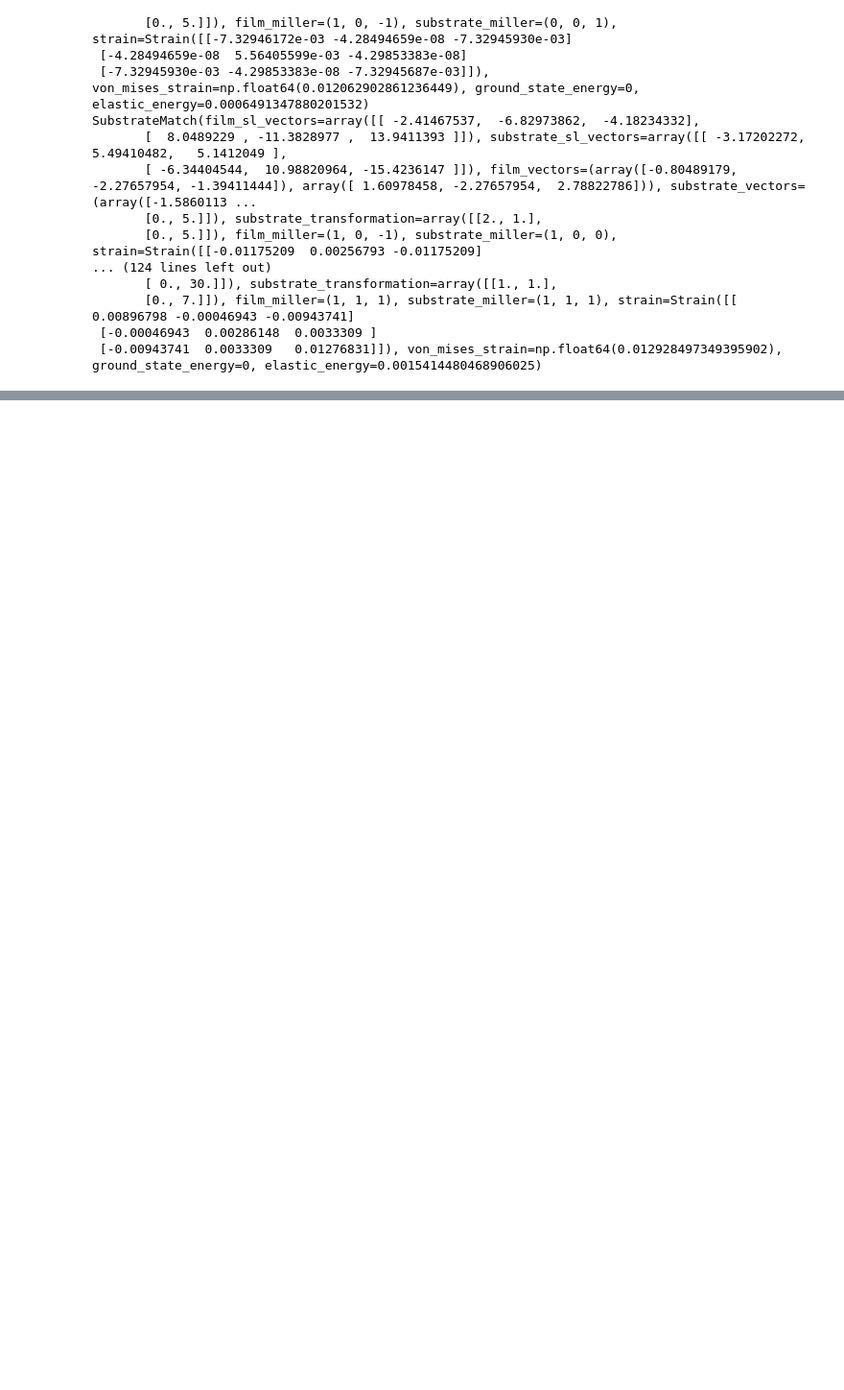
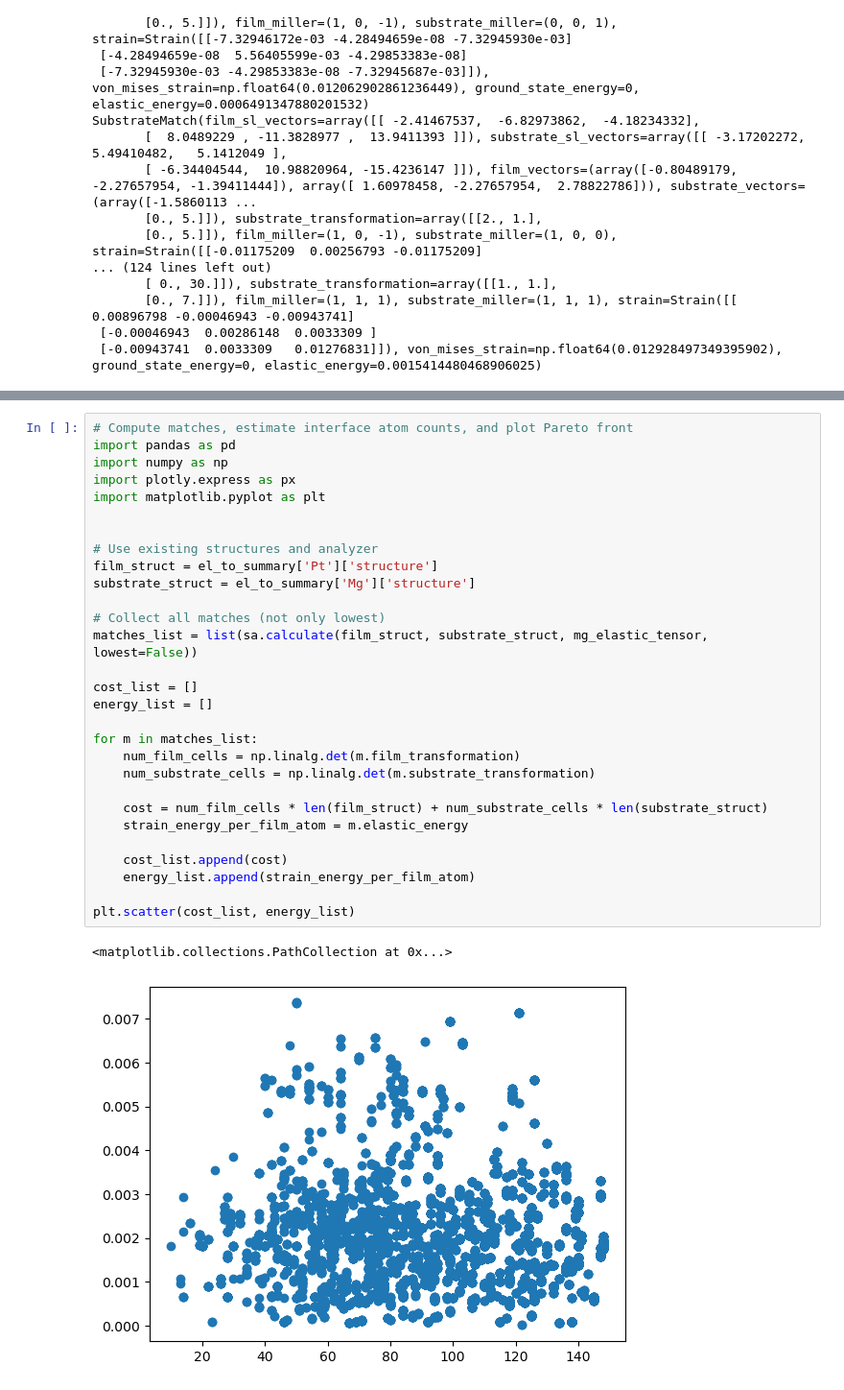
Before and after one commit to ThomasWarford/octopolar, a Jupyter notebook: sampling.ipynb, the cells around one changed output, grey strips where cells are left out. Shown at 96% size. Cells and saved outputs as stored; diff of their text form; blank space fills up the shorter version.

```diff
--- a/sampling.ipynb
+++ b/sampling.ipynb
@@ -189,0 +180,32 @@ TypeError: CoherentInterfaceBuilder.get_interfaces() missing 1 required position
+# %%
+# Compute matches, estimate interface atom counts, and plot Pareto front
+import pandas as pd
+import numpy as np
+import plotly.express as px
+import matplotlib.pyplot as plt
+
+
+# Use existing structures and analyzer
+film_struct = el_to_summary['Pt']['structure']
+substrate_struct = el_to_summary['Mg']['structure']
+
+# Collect all matches (not only lowest)
+matches_list = list(sa.calculate(film_struct, substrate_struct, mg_elastic_tensor, lowest=False))
+
+cost_list = []
+energy_list = []
+
+for m in matches_list:
+    num_film_cells = np.linalg.det(m.film_transformation)
+    num_substrate_cells = np.linalg.det(m.substrate_transformation)
+
+    cost = num_film_cells * len(film_struct) + num_substrate_cells * len(substrate_struct)
+    strain_energy_per_film_atom = m.elastic_energy
+
+    cost_list.append(cost)
+    energy_list.append(strain_energy_per_film_atom)
+
+plt.scatter(cost_list, energy_list)
+# %% [output]
+<matplotlib.collections.PathCollection at 0x...>
+[figure, added]
```
Also changed, not shown: parts of 10 cells of this notebook.
